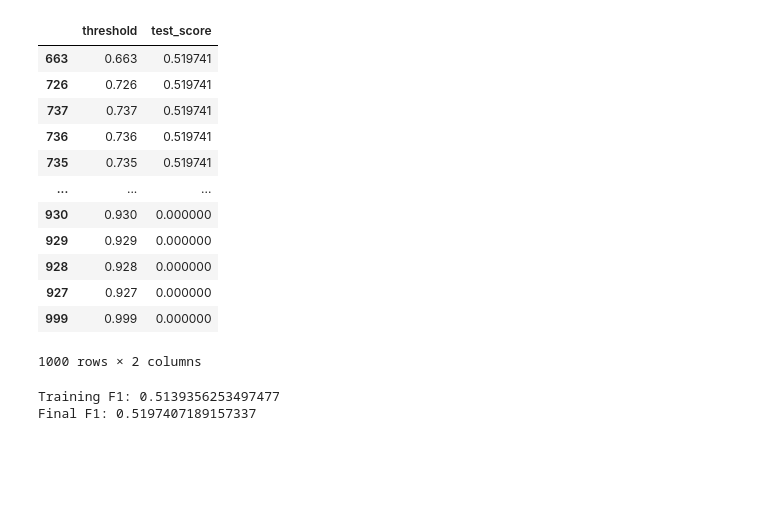
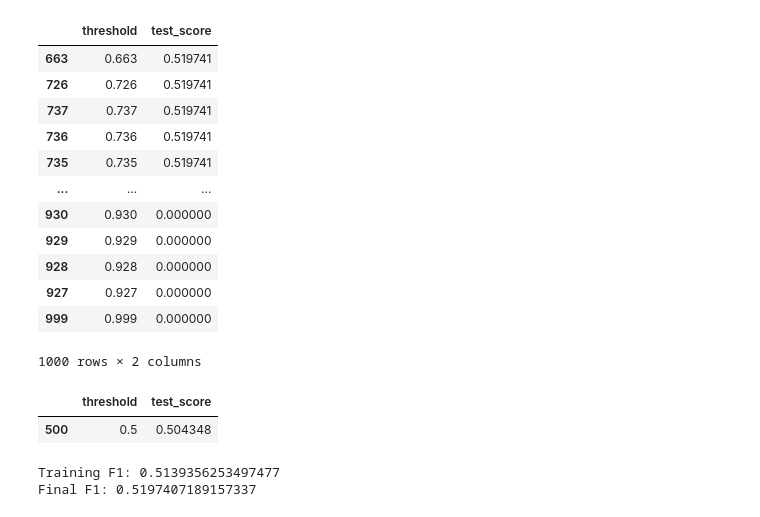
Before and after one commit to carlosiruiz/Bakeoff2, a Jupyter notebook: 2020_09_22_classification_bakeoff_modeling.ipynb, the cells around one changed output. Drawn from its saved outputs; the diff is of its cells as text; code cells hidden in the pictures; blank space fills up the shorter version.

```diff
--- a/2020_09_22_classification_bakeoff_modeling.ipynb
+++ b/2020_09_22_classification_bakeoff_modeling.ipynb
@@ -1391,6 +1391,11 @@ threshold_df2.sort_values(by='test_score', ascending=False)
 | 927 | 0.927 | 0.000000 |
 | 999 | 0.999 | 0.000000 |
 1000 rows × 2 columns
+# %%
+threshold_df2[threshold_df2.threshold==0.500]
+# %% [output]
+|  | threshold | test_score |
+| 500 | 0.5 | 0.504348 |
 # %%
 # Probability threshold of 0.5 optimizes our f1 score. Let's fit this model to our entire dataset (X)
 y_pred_test = (grid_fin2.best_estimator_.predict_proba(X_test)[:,1] >= 0.663).astype(bool)
```
Also changed, not shown: 2 other files.
